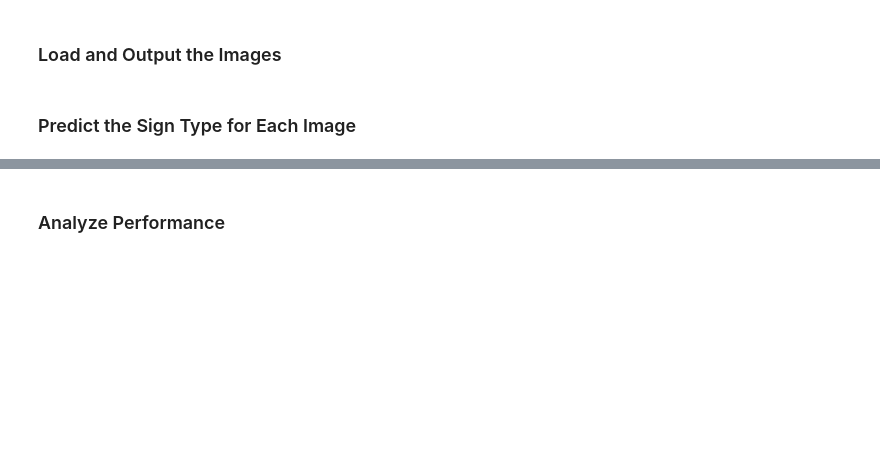
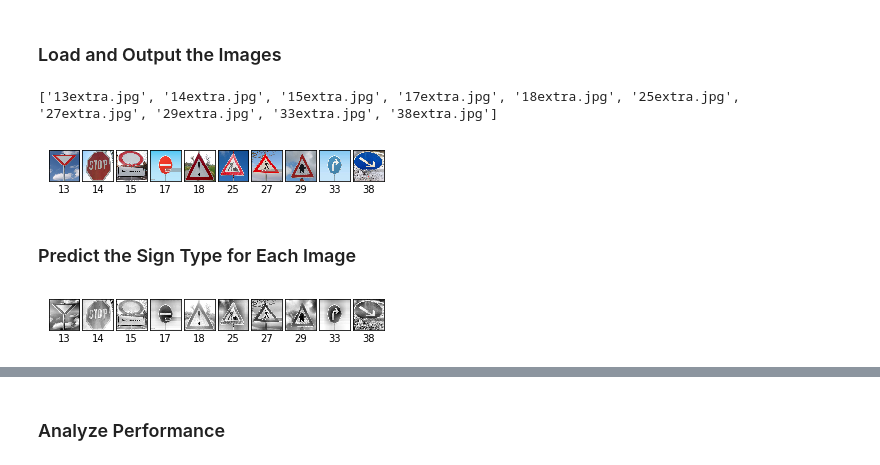
Before and after one commit to AndrewEj/TrafficSign, a Jupyter notebook: Traffic_Sign_Classifier.ipynb, the cells around one changed output, grey strips where cells are left out. Saved outputs shown, nothing was run; the diff lists cells and outputs as text; code cells hidden in the pictures; blank space fills up the shorter version.

```diff
--- a/Traffic_Sign_Classifier.ipynb
+++ b/Traffic_Sign_Classifier.ipynb
@@ -239,0 +317,12 @@ plot_image(images, n_images, labels)
+# %%
+x = tf.placeholder(tf.float32,(None, 32, 32, 1 ))
+y = tf.placeholder(tf.int32, (None))
+one_hot_y = tf.one_hot(y,43)
+
+rate = 0.001
+
+logits = LeNet(x)
+cross_entropy = tf.nn.softmax_cross_entropy_with_logits(labels=one_hot_y, logits=logits)
+loss_operation = tf.reduce_mean(cross_entropy)
+optimizer = tf.train.AdamOptimizer(learning_rate = rate)
+training_operation = optimizer.minimize(loss_operation)
@@ -264,5 +422,38 @@ You may find `signnames.csv` useful as it contains mappings from the class id (i
+# %%
+### Load the images and plot them here.
+### Feel free to use as many code cells as needed.
+import glob
+import cv2
+
+#read in all the pictures
+extra_images = glob.glob('*extra.jpg')
+print(extra_images)
+n_nums = len(extra_images)
+
+X_extra = np.zeros(shape=(n_nums,32,32,3),dtype='uint8')
+
+#labels
+y_extra = [int(y[:2]) for y in extra_images]
+
+
+for image in extra_images:
+    index = extra_images.index(image)
+    img_extra = plt.imread(image)
+    #print(img.dtype)
+    img_extra = cv2.resize(img_extra,(32,32))
+    X_extra[index] = img_extra
+
+plot_image(X_extra, n_nums, y_extra)
+# %% [output]
+['13extra.jpg', '14extra.jpg', '15extra.jpg', '17extra.jpg', '18extra.jpg', '25extra.jpg', '27extra.jpg', '29extra.jpg', '33extra.jpg', '38extra.jpg']
+[figure, added]
 # %% [markdown]
 ### Predict the Sign Type for Each Image
+# %%
+X_extra = preprocess(X_extra)
+plot_image(X_extra, n_nums, y_extra)
+# %% [output]
+[figure, added]
 # %%
 ### Run the predictions here and use the model to output the prediction for each image.
 ### Make sure to pre-process the images with the same pre-processing pipeline used earlier.
```
Also changed, not shown: parts of 15 cells of this notebook.
